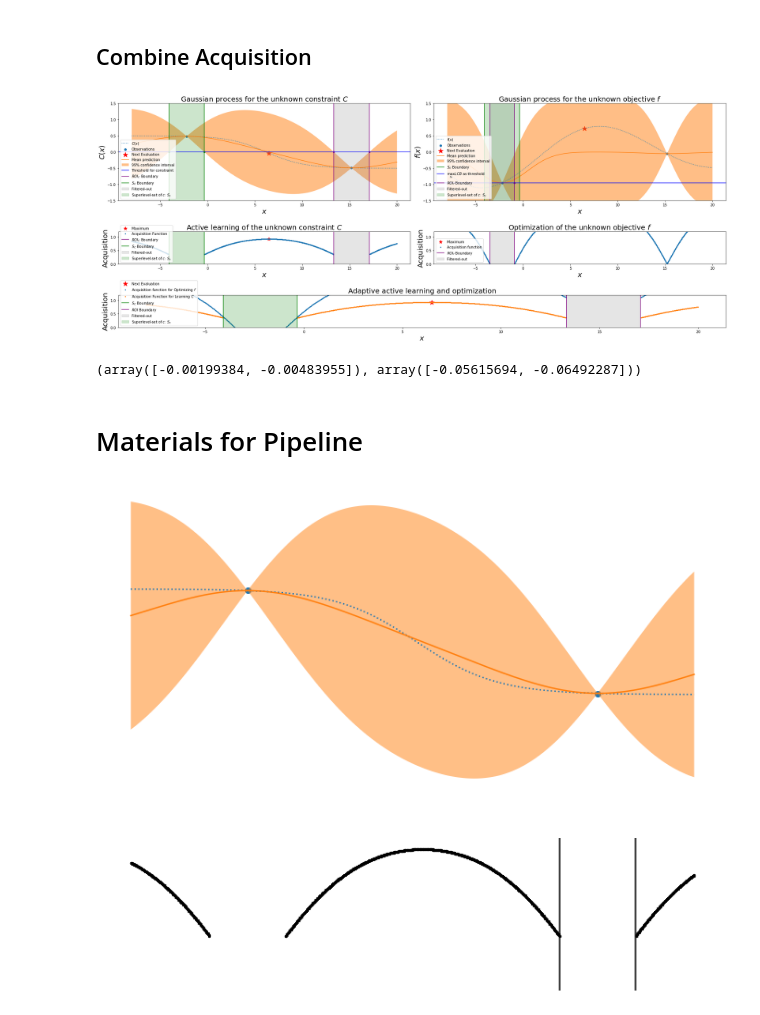
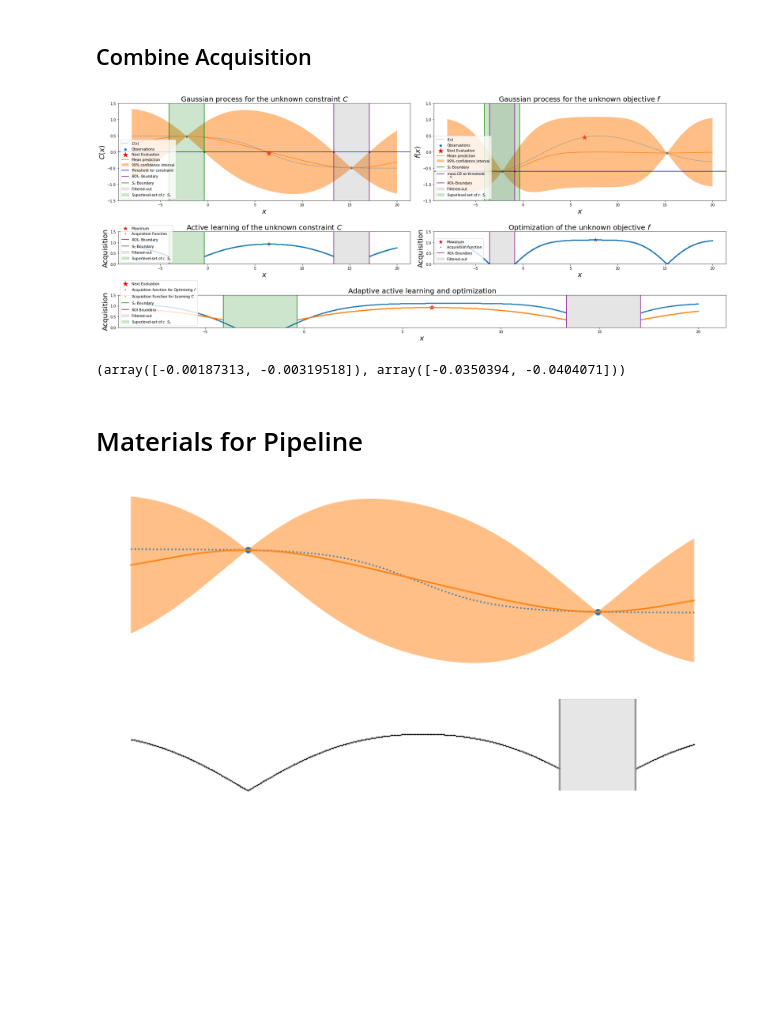
Before and after one commit to SchroDeCat/ConstrainedBO, a Jupyter notebook: visualize_cbo_pipeline.ipynb, the cells around one changed output. Cells and saved outputs as stored; diff of their text form; code cells hidden in the pictures; blank space fills up the shorter version.

Commit message:
finish first round visualization

```diff
--- a/visualize_cbo_pipeline.ipynb
+++ b/visualize_cbo_pipeline.ipynb
@@ -33,7 +33,7 @@ import numpy as np
 import matplotlib.pyplot as plt
 
 X = np.linspace(start=-8, stop=20, num=1_000).reshape(-1, 1)
-f = lambda X: ((10-X/4) * np.sin((10-X/4))/2) / 5
+f = lambda X: ((10-X/4) * np.sin((10-X/4))/2) / 8
 # f = lambda X: ((10-X) * np.sin((10-X))/2 + .7 * np.exp(-(X-8)**2) + 3 * np.exp(-(X+1)**2/2)) - 1
 # f = lambda X: (2.6 * np.exp(-(X+3.8)**2/3) + 2.2 * np.exp(-(X-7)**2/4) + 1.5 * np.exp(-(X-15)**2/2))/4
 
@@ -343,7 +342,7 @@ plt.subplot(gs[1,0])
 acqc_argmax = acq_c.argmax()
 plt.scatter(X[acqc_argmax], acq_c[acqc_argmax], s=100, c='red', marker='*', label="Maximum")
 plt.scatter(X[acq_c_filter], acq_c[acq_c_filter], label="Acquisition Function", s=5)
-plt.ylim(0, 1.2)
+plt.ylim(0, 1.5)
 plt.xlabel("$x$", fontsize=20)
 plt.ylabel("Acquisition", fontsize=20)
 plt.axvline(x = X[ucb_c_idx[0]], color = 'purple')
@@ -363,7 +362,7 @@ plt.scatter(X, acq_f, label="Acquisition function", s=5)
 plt.axvline(x = X[ucb_f_idx[0]], color = 'purple')
 plt.axvline(x = X[ucb_f_idx[1]], color = 'purple', label=r"$ROI_f$ Boundary")
 plt.axvspan(X[ucb_f_idx[1]], X[ucb_f_idx[0]], alpha=0.2, color='gray', label='Filtered-out')
-plt.ylim(0, 1.2)
+plt.ylim(0, 1.5)
 plt.xlabel("$x$", fontsize=20)
 plt.ylabel("Acquisition", fontsize=20)
 plt.legend(loc='lower left')
@@ -373,7 +372,7 @@ plt.subplot(gs[2,:])
 plt.scatter(X[next_idx], acq_c[next_idx], s=200, c='red', marker='*', label="Next Evaluation")
 plt.scatter(X[acq_c_filter_ucb], acq_f[acq_c_filter_ucb], label=r"Acquisition function for Optimizing $f$", s=5)
 plt.scatter(X[acq_c_filter], acq_c[acq_c_filter], label=r"Acquisition Function for Learning $C$", s=5)
-plt.ylim(0, 1.2)
+plt.ylim(0, 1.5)
 plt.axvline(x = sci_lb, color = 'green', )
 plt.axvline(x = sci_rb, color = 'green',  label=r'$S_C$ Boundary')
 plt.axvline(x = X[ucb_c_idx[0]], color = 'purple')
@@ -389,17 +388,17 @@ _ = plt.title(r"Adaptive active learning and optimization", fontsize=20)
 plt.tight_layout()
 plt.savefig('EG1d.pdf')
 # %% [output]
-[figure, old version]
+[figure, new version]
 # %%
 ucb_idx = np.argsort(np.abs(ucb))[:2]
 lcb_idx = np.argsort(np.abs(lcb))[:2]
 ucb[ucb_idx], lcb[lcb_idx]
 # %% [output]
-(array([-0.00199384, -0.00483955]), array([-0.05615694, -0.06492287]))
+(array([-0.00187313, -0.00319518]), array([-0.0350394, -0.0404071]))
 # %% [markdown]
 # Materials for Pipeline
 # %%
-fig, axes = plt.subplots(2, 1, figsize=[12, 10], gridspec_kw={'height_ratios': [2, 1]})
+fig, axes = plt.subplots(2, 1, figsize=[12, 6], gridspec_kw={'height_ratios': [2, 1]})
 
 # original GP
 plt.subplot(2,1,1)
@@ -418,36 +417,37 @@ plt.fill_between(
 
 # plt.axvline(x = X[ucb_c_idx[0]], color = 'purple')
 # plt.scatter(X[ucb_c_idx[0]], 0, s=20, color = 'purple',)
 # plt.axvline(x = X[ucb_c_idx[1]], color = 'purple', label=r'$U_c$ Boundary')
 # plt.scatter(X[ucb_c_idx[1]], 0, s=20, color = 'purple')
 # plt.axvline(x = X[lcb_c_idx[0]], color = 'green')
 # plt.scatter(X[lcb_c_idx[0]], 0, s=20, color = 'green',)
 # plt.axvline(x = X[lcb_c_idx[1]], color = 'green',  label=r'$S_c$ Boundary')
 # plt.scatter(X[lcb_c_idx[1]], 0, s=20, color = 'green')
 
 # plt.legend()
 plt.xlabel("$x$")
 plt.ylabel("$C(x)$")
 # _ = plt.title("Gaussian process regression on noise-free dataset")
 plt.axis('off')
 
 # acquisition function
 plt.subplot(2,1,2,)
-plt.scatter(X[acq_c_filter], acq_c[acq_c_filter], label="Acquisition Function", s=5, c="black")
+plt.scatter(X[acq_c_filter_ucb], acq_c[acq_c_filter_ucb], label="Acquisition Function", s=.1, c="black")
 acq_c_argmax = acq_c.argmax()
 plt.axis('off')
 # plt.scatter()
 
-plt.ylim(0, 1)
+plt.ylim(0, 1.5)
 plt.xlabel("$x$")
 plt.ylabel("Acquisition")
-plt.axvline(x = X[ucb_c_idx[0]], color = 'black')
-plt.axvline(x = X[ucb_c_idx[1]], color = 'black', label=r'$U_c$ Boundary')
+plt.axvline(x = X[ucb_c_idx[0]], color = 'gray',)
+plt.axvline(x = X[ucb_c_idx[1]], color = 'gray', label=r'$U_c$ Boundary')
+plt.axvspan(X[ucb_c_idx[1]], X[ucb_c_idx[0]], alpha=0.2, color='gray')
 
 # plt.axvline(x = X[lcb_c_idx[0]], color = 'black')
 # plt.axvline(x = X[lcb_c_idx[1]], color = 'black', label=r'$S_c$ Boundary')
 # plt.legend()
 plt.savefig('EG1D_C_simple.png')
 # %% [output]
-[figure, old version]
+[figure, new version]
 # %%
```
Also changed, not shown: parts of 13 cells of this notebook, 1 other file.
